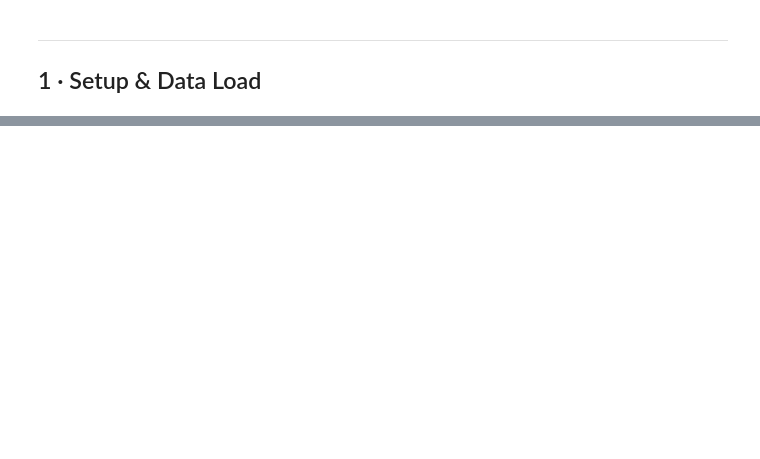
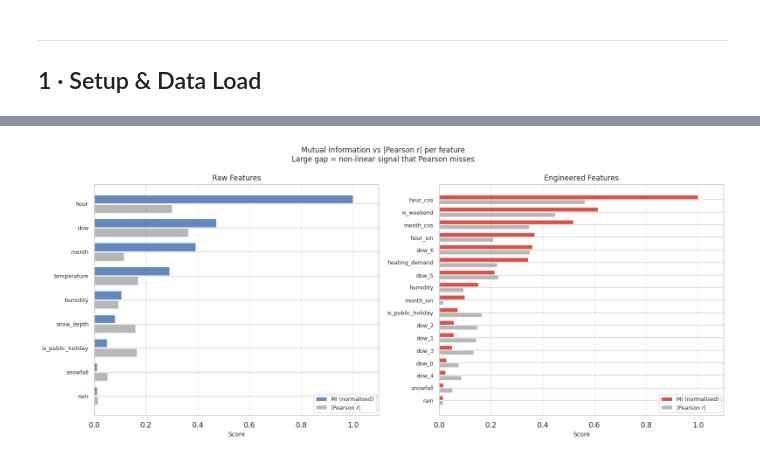
Before and after one commit to jamess005/Energy-Demand-Forecast, a Jupyter notebook: notebooks/02_feature_engineering.ipynb, the cells around one changed output, grey strips where cells are left out. Cells and saved outputs as stored; diff of their text form; code cells hidden in the pictures; blank space fills up the shorter version.

```diff
--- a/notebooks/02_feature_engineering.ipynb
+++ b/notebooks/02_feature_engineering.ipynb
@@ -1345,0 +232,68 @@ FINAL_SET (30 features) — ready for TFT training:
+# %%
+# ── Baseline vs Engineered features: MI / Pearson comparison ──────────────────
+BASELINE_FEATURES = [
+    'hour', 'dow', 'month', 'is_public_holiday',
+    'temperature', 'humidity', 'rain', 'snow_depth', 'snowfall',
+]
+
+ENG_FEATURES = [
+    'hour_sin', 'hour_cos',
+    'dow_0', 'dow_1', 'dow_2', 'dow_3', 'dow_4', 'dow_5', 'dow_6',
+    'month_sin', 'month_cos',
+    'is_public_holiday', 'is_weekend',
+    'heating_demand',
+    'humidity', 'rain', 'snowfall',
+]
+
+all_cols = list(dict.fromkeys(BASELINE_FEATURES + ENG_FEATURES + ['actual_demand']))
+eval_df  = df[all_cols].dropna().reset_index(drop=True)
+y        = eval_df['actual_demand'].to_numpy()
+
+pearson_raw = np.array([float(eval_df[f].corr(eval_df['actual_demand'])) for f in BASELINE_FEATURES])  # type: ignore
+pearson_eng = np.array([float(eval_df[f].corr(eval_df['actual_demand'])) for f in ENG_FEATURES])  # type: ignore
+
+discrete_raw = [i for i, f in enumerate(BASELINE_FEATURES) if f == 'is_public_holiday']
+discrete_eng = [i for i, f in enumerate(ENG_FEATURES)
+                if f in ('is_public_holiday', 'is_weekend',
+                         'dow_0','dow_1','dow_2','dow_3','dow_4','dow_5','dow_6')]
+
+mi_raw = mutual_info_regression(eval_df[BASELINE_FEATURES].to_numpy(), y,
+                                discrete_features=discrete_raw, n_neighbors=10, random_state=42)
+mi_eng = mutual_info_regression(eval_df[ENG_FEATURES].to_numpy(), y,
+                                discrete_features=discrete_eng, n_neighbors=10, random_state=42)
+
+results_raw = pd.DataFrame({'pearson_r': pearson_raw, 'abs_r': np.abs(pearson_raw),
+                             'mi_norm':  mi_raw / mi_raw.max()}, index=BASELINE_FEATURES
+                           ).sort_values('mi_norm', ascending=False)
+results_eng = pd.DataFrame({'pearson_r': pearson_eng, 'abs_r': np.abs(pearson_eng),
+                             'mi_norm':  mi_eng / mi_eng.max()}, index=ENG_FEATURES
+                           ).sort_values('mi_norm', ascending=False)
+
+# ── Visualise MI vs Pearson ───────────────────────────────────────────────────
+fig, axes = plt.subplots(1, 2, figsize=(16, 7))
+
+for ax, results, title, bar_color in [
+    (axes[0], results_raw, 'Raw Features',        '#4575b4'),
+    (axes[1], results_eng, 'Engineered Features', '#d73027'),
+]:
+    r = results.sort_values('mi_norm')
+    y_pos = np.arange(len(r))
+    ax.barh(y_pos + 0.2, r['mi_norm'], height=0.35,
+            color=bar_color, alpha=0.85, label='MI (normalised)')
+    ax.barh(y_pos - 0.2, r['abs_r'],   height=0.35,
+            color='#999999', alpha=0.7,  label='|Pearson r|')
+    ax.set_yticks(y_pos)
+    ax.set_yticklabels(r.index, fontsize=9)
+    ax.set_xlabel('Score', fontsize=10)
+    ax.set_title(title, fontsize=12)
+    ax.set_xlim(0, 1.1)
+    ax.axvline(0.2, color='grey', ls=':', lw=0.8, alpha=0.5)
+    ax.legend(fontsize=9)
+    ax.grid(axis='x', alpha=0.3)
+
+plt.suptitle('Mutual Information vs |Pearson r| per feature\n'
+             'Large gap = non-linear signal that Pearson misses', fontsize=12)
+plt.tight_layout()
+plt.show()
+# %% [output]
+[figure, added]
```
Also changed, not shown: parts of 53 cells of this notebook, 16 other files.
